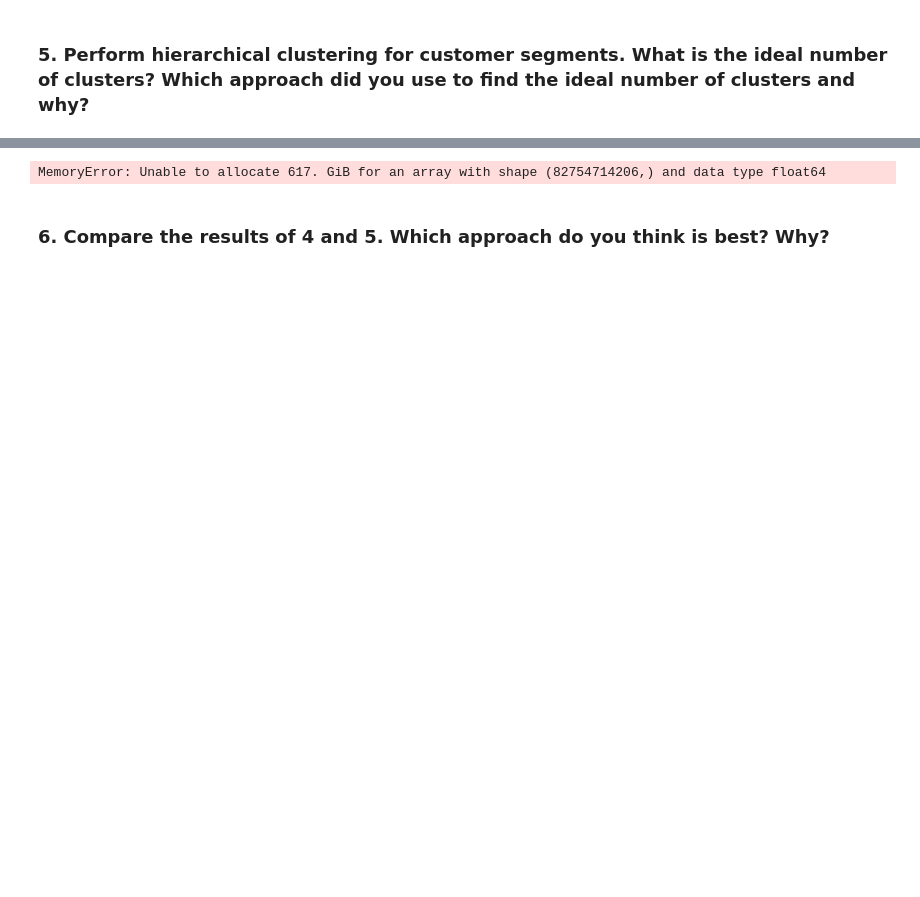
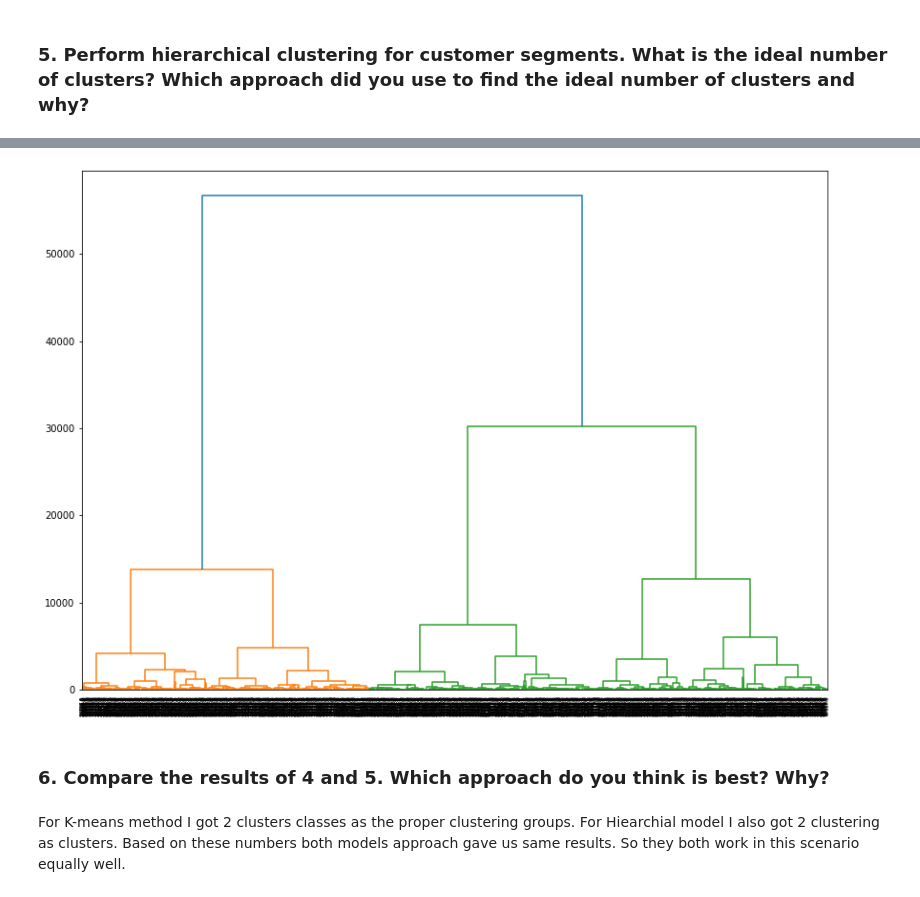
Before and after one commit to sam0790/homework, a Jupyter notebook: week 19/week19_hw.ipynb, the cells around one changed output, grey strips where cells are left out. Saved outputs shown, nothing was run; the diff lists cells and outputs as text; code cells hidden in the pictures; blank space fills up the shorter version.

```diff
--- a/week 19/week19_hw.ipynb
+++ b/week 19/week19_hw.ipynb
@@ -273,2 +303,7 @@ TypeError: '(array([False, False, False, ...,  True,  True,  True]), 0)' is an i
 # %% [markdown]
 ### 5.	Perform hierarchical clustering for customer segments. What is the ideal number of clusters? Which approach did you use to find the ideal number of clusters and why?
+# %%
+# making smaller samele size using resample method because it was not running all the data and it was crashing.
+from sklearn.utils import resample
+sample = resample(df,replace=True,n_samples=2000, random_state=42)
+sample
@@ -275,13 +324,18 @@ TypeError: '(array([False, False, False, ...,  True,  True,  True]), 0)' is an i
+# %%
+new_df = sample.dropna()
+# %%
+X = new_df.drop('CustomerID',axis=1)
+y = new_df['CustomerID']
 # %%
 from scipy.cluster.hierarchy import linkage, dendrogram
 
 linked = linkage(X,'ward')
-plt.figure(figsize=(10,7))
+plt.figure(figsize=(14,10))
 
 dendro = dendrogram(linked, labels=list(y))
 plt.xticks(rotation=90)
 plt.show()
 # %% [output]
-MemoryError: Unable to allocate 617. GiB for an array with shape (82754714206,) and data type float64
+[figure, added]
 # %% [markdown]
 ### 6.	Compare the results of 4 and 5. Which approach do you think is best? Why?
@@ -308,0 +342,2 @@ plt.show()
+# %% [markdown]
+For K-means method I got 2 clusters classes as the proper clustering groups. For Hiearchial model I also got 2 clustering as clusters. Based on these numbers both models approach gave us same results. So they both work in this scenario equally well.
```
Also changed, not shown: parts of 18 cells of this notebook, 9 other files.
